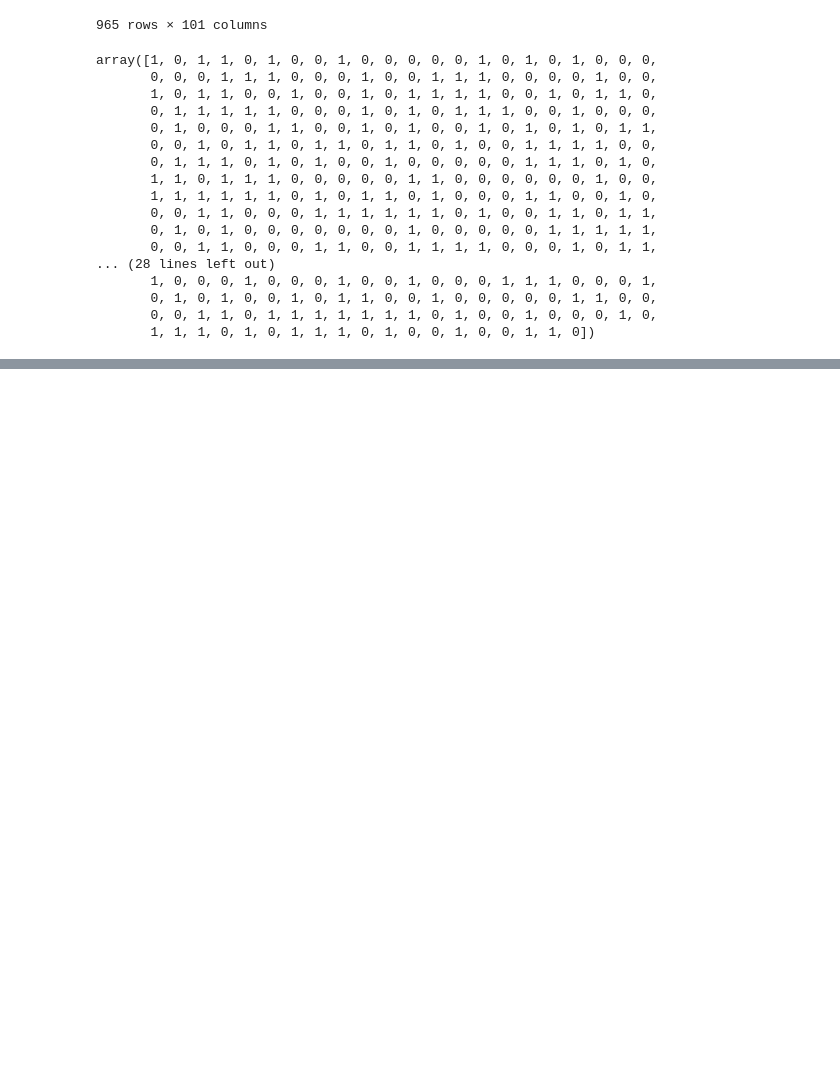
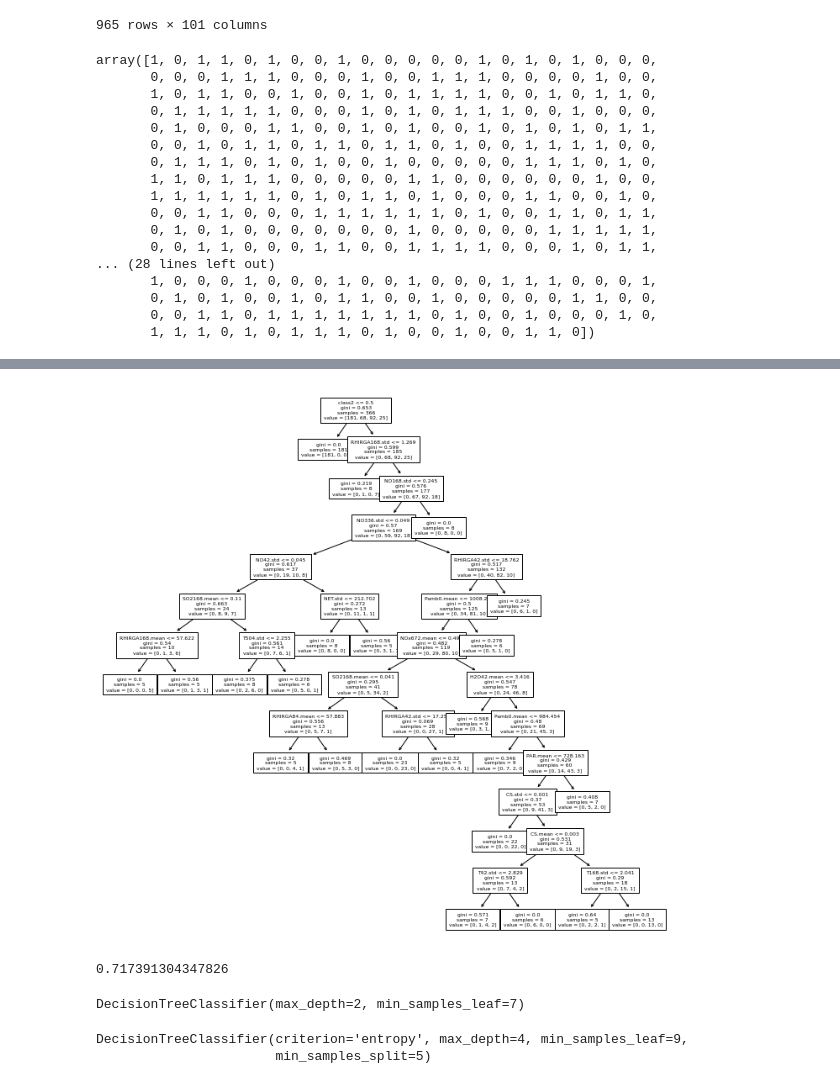
Before and after one commit to nourassaf/machine-learning, a Jupyter notebook: DecisionTree_Kristina.ipynb, the cells around one changed output, grey strips where cells are left out. Cells and saved outputs as stored; diff of their text form; code cells hidden in the pictures; blank space fills up the shorter version.

```diff
--- a/DecisionTree_Kristina.ipynb
+++ b/DecisionTree_Kristina.ipynb
@@ -186,0 +201,3 @@ array([1, 0, 1, 1, 0, 1, 0, 0, 1, 0, 0, 0, 0, 0, 1, 0, 1, 0, 1, 0, 0, 0,
+# %%
+npf=df
+npf
@@ -186,0 +279,12 @@ array([1, 0, 1, 1, 0, 1, 0, 0, 1, 0, 0, 0, 0, 0, 1, 0, 1, 0, 1, 0, 0, 0,
+# %%
+from sklearn.utils import shuffle
+from sklearn.model_selection import train_test_split
+npf = shuffle(npf)
+
+X = npf.drop(['class4'], axis=1)
+X_scaled = pd.DataFrame(StandardScaler().fit_transform(X), columns = X.columns)
+
+y_class4 = npf['class4']
+
+x, x_test, y, y_test = train_test_split(X,y_class4, test_size=0.2,train_size=0.8)
+# x_train, x_cv, y_train, y_cv = train_test_split(x,y,test_size = 0.25,train_size =0.75)
@@ -186,0 +300,6 @@ array([1, 0, 1, 1, 0, 1, 0, 0, 1, 0, 0, 0, 0, 0, 1, 0, 1, 0, 1, 0, 0, 0,
+# %%
+plt.figure(figsize=(12,12))
+tree.plot_tree(clf, feature_names=X.columns, fontsize=6)
+plt.savefig('tree_high_dpi', dpi=100)
+# %% [output]
+[figure, added]
@@ -186,0 +308,5 @@ array([1, 0, 1, 1, 0, 1, 0, 0, 1, 0, 0, 0, 0, 0, 1, 0, 1, 0, 1, 0, 0, 0,
+# %%
+accuracy = accuracy_score(y_test, y_pred)
+accuracy
+# %% [output]
+0.717391304347826
@@ -186,0 +323,10 @@ array([1, 0, 1, 1, 0, 1, 0, 0, 1, 0, 0, 0, 0, 0, 1, 0, 1, 0, 1, 0, 0, 0,
+# %%
+best_tree
+# %% [output]
+DecisionTreeClassifier(max_depth=2, min_samples_leaf=7)
+# %%
+clf = DecisionTreeClassifier(criterion='entropy', max_depth=4, min_samples_leaf=9,min_samples_split=5)
+clf.fit(x, y)
+# %% [output]
+DecisionTreeClassifier(criterion='entropy', max_depth=4, min_samples_leaf=9,
+                       min_samples_split=5)
```
Also changed, not shown: parts of 21 cells of this notebook.
